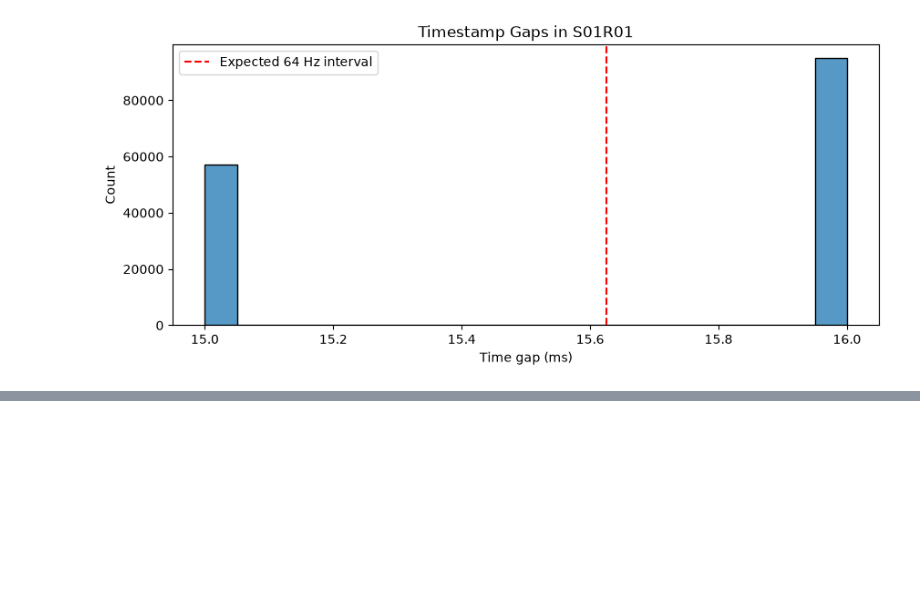
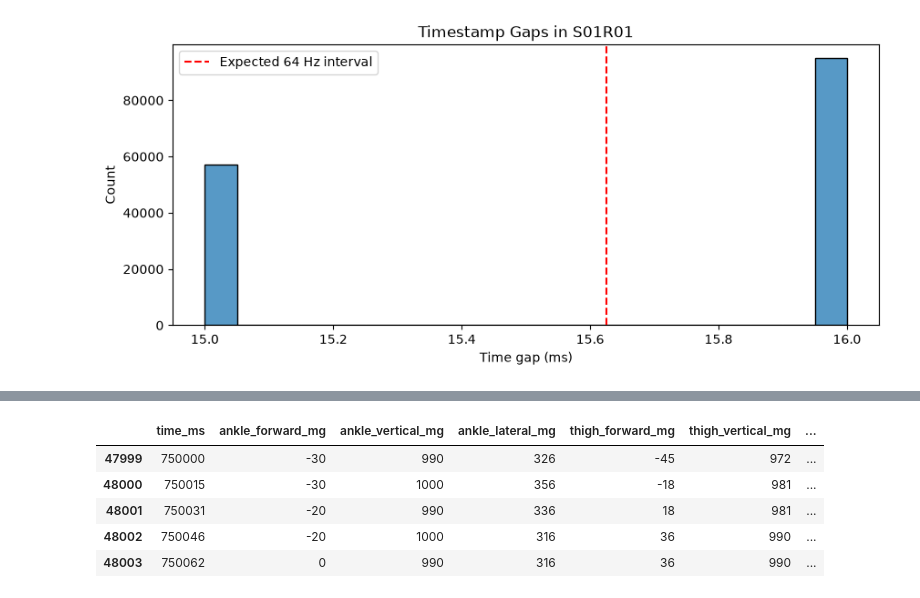
Before and after one commit to chiranjeevcsa-hub/Parkinsons-Freezing-Of-Gait, a Jupyter notebook: notebooks/02_prepocessing.ipynb, the cells around one changed output, grey strips where cells are left out. Cells and saved outputs as stored; diff of their text form; code cells hidden in the pictures; blank space fills up the shorter version.

```diff
--- a/notebooks/02_prepocessing.ipynb
+++ b/notebooks/02_prepocessing.ipynb
@@ -232,0 +255,79 @@ Expected interval at 64 Hz: 15.625 ms
+# %%
+EXPECTED_FREQUENCY_HZ = 64
+EXPECTED_INTERVAL_MS = 1000 / EXPECTED_FREQUENCY_HZ
+TIME_TOLERANCE_MS = 1.0
+
+# Work on a copy: never overwrite the original integrated dataset.
+working_df = df.sort_values(
+    ["source_file", "time_ms"]
+).copy()
+
+# Identify valid experimental samples.
+working_df["is_experimental"] = working_df["annotation"].isin([1, 2])
+
+# Compare each row to the immediately previous row.
+same_recording = working_df["source_file"].eq(
+    working_df["source_file"].shift()
+)
+
+time_gap_ms = working_df["time_ms"].diff()
+
+continuous_time = (
+    same_recording
+    & time_gap_ms.sub(EXPECTED_INTERVAL_MS).abs().le(TIME_TOLERANCE_MS)
+)
+
+previous_is_experimental = (
+    working_df["is_experimental"]
+    .shift()
+    .fillna(False)
+    .astype(bool)
+)
+
+# A segment begins at the start of each uninterrupted experimental region.
+new_segment = (
+    working_df["is_experimental"]
+    & (
+        ~previous_is_experimental
+        | ~continuous_time
+    )
+)
+
+working_df["segment_number"] = (
+    new_segment.groupby(working_df["source_file"]).cumsum()
+)
+
+# Keep only actual experiment data and make the target binary.
+clean_df = working_df.loc[
+    working_df["is_experimental"]
+].copy()
+
+clean_df["fog_label"] = (
+    clean_df["annotation"] == 2
+).astype("int8")
+
+clean_df["segment_id"] = (
+    clean_df["participant_id"]
+    + "_"
+    + clean_df["recording_id"]
+    + "_seg_"
+    + clean_df["segment_number"].astype(int).astype(str).str.zfill(2)
+)
+
+# Position within the uninterrupted segment; useful later for windowing.
+clean_df["sample_in_segment"] = (
+    clean_df.groupby("segment_id").cumcount()
+)
+
+# Remove helper columns that are not needed in the clean dataset.
+clean_df = clean_df.drop(
+    columns=["is_experimental", "segment_number"]
+)
+
+print(f"Original rows: {len(df):,}")
+print(f"Experimental rows retained: {len(clean_df):,}")
+print(f"Rows removed (outside experiment): {len(df) - len(clean_df):,}")
+print(f"Continuous experimental segments: {clean_df['segment_id'].nunique():,}")
+
+clean_df.head()
+# %% [output]
@@ -232,0 +338,6 @@ Expected interval at 64 Hz: 15.625 ms
+|  | time_ms | ankle_forward_mg | ankle_vertical_mg | ankle_lateral_mg | thigh_forward_mg | thigh_vertical_mg | ... |
+| 47999 | 750000 | -30 | 990 | 326 | -45 | 972 | ... |
+| 48000 | 750015 | -30 | 1000 | 356 | -18 | 981 | ... |
+| 48001 | 750031 | -20 | 990 | 336 | 18 | 981 | ... |
+| 48002 | 750046 | -20 | 1000 | 316 | 36 | 990 | ... |
+| 48003 | 750062 | 0 | 990 | 316 | 36 | 990 | ... |
```
Also changed, not shown: parts of 3 cells of this notebook.
